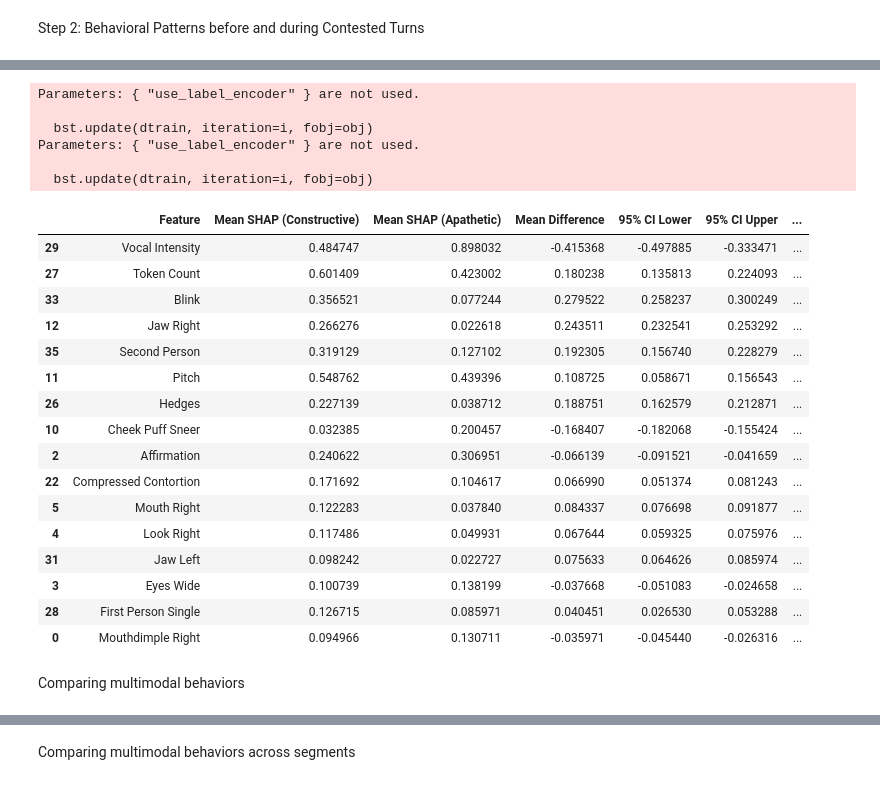
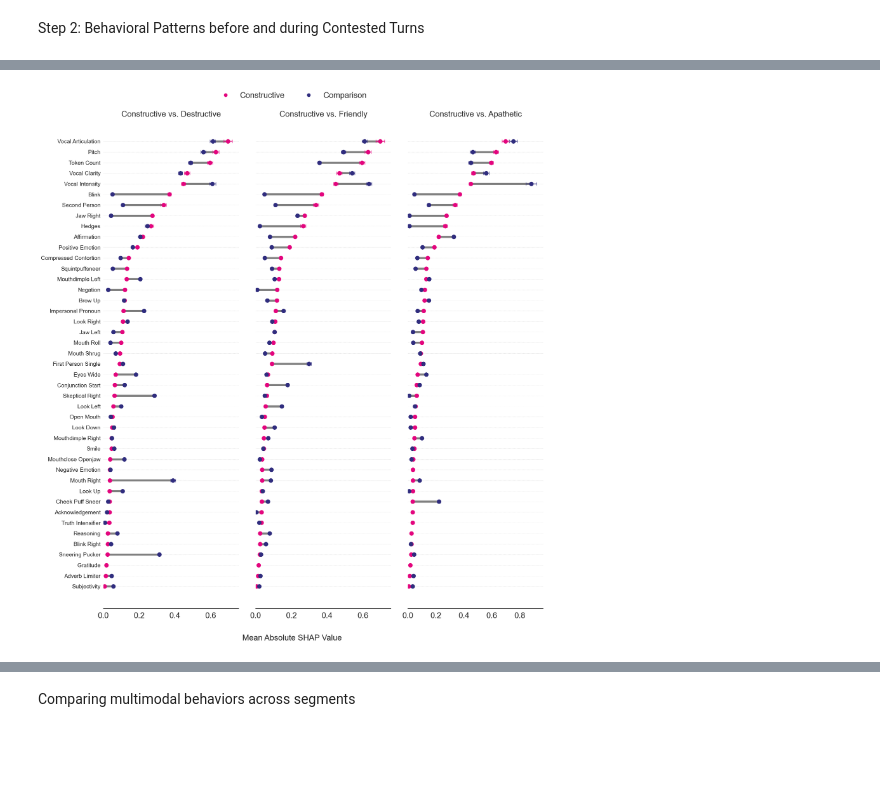
Before and after one commit to bbevis/Con2vec, a Jupyter notebook: Python/turnLevel_results.ipynb, the cells around one changed output, grey strips where cells are left out. Cells and saved outputs as stored; diff of their text form; code cells hidden in the pictures; blank space fills up the shorter version.

```diff
--- a/Python/turnLevel_results.ipynb
+++ b/Python/turnLevel_results.ipynb
@@ -533,40 +646,6 @@ Parameters: { "use_label_encoder" } are not used.
-# %%
-segments = ['Constructive', 'Apathetic']
-shap_dfs = generate_categorywise_bootstrapped_shap(df, segments, n_boot=1000)
-shap_diff_results = compute_bootstrapped_shap_diff_with_fdr(
-    df_dict=shap_dfs,
-    category1='Constructive',
-    category2='Apathetic',
-    n_boot=1000  # You can adjust this number for precision vs speed
-)
-df_filtered = shap_diff_results[shap_diff_results['FDR-adjusted p'] < 0.05].copy()
-df_filtered['Weighted Score'] = df_filtered['Mean Difference'].abs() * df_filtered[[f'Mean SHAP (Constructive)', f'Mean SHAP (Apathetic)']].max(axis=1)
-top_features = df_filtered.sort_values(by='Weighted Score', ascending=False).head(16)
-
-top_features
-# %% [output]
-Parameters: { "use_label_encoder" } are not used.
-
-  bst.update(dtrain, iteration=i, fobj=obj)
-Parameters: { "use_label_encoder" } are not used.
-
-  bst.update(dtrain, iteration=i, fobj=obj)
-|  | Feature | Mean SHAP (Constructive) | Mean SHAP (Apathetic) | Mean Difference | 95% CI Lower | 95% CI Upper | ... |
-| 29 | Vocal Intensity | 0.484747 | 0.898032 | -0.415368 | -0.497885 | -0.333471 | ... |
-| 27 | Token Count | 0.601409 | 0.423002 | 0.180238 | 0.135813 | 0.224093 | ... |
-| 33 | Blink | 0.356521 | 0.077244 | 0.279522 | 0.258237 | 0.300249 | ... |
-| 12 | Jaw Right | 0.266276 | 0.022618 | 0.243511 | 0.232541 | 0.253292 | ... |
-| 35 | Second Person | 0.319129 | 0.127102 | 0.192305 | 0.156740 | 0.228279 | ... |
-| 11 | Pitch | 0.548762 | 0.439396 | 0.108725 | 0.058671 | 0.156543 | ... |
-| 26 | Hedges | 0.227139 | 0.038712 | 0.188751 | 0.162579 | 0.212871 | ... |
-| 10 | Cheek Puff Sneer | 0.032385 | 0.200457 | -0.168407 | -0.182068 | -0.155424 | ... |
-| 2 | Affirmation | 0.240622 | 0.306951 | -0.066139 | -0.091521 | -0.041659 | ... |
-| 22 | Compressed Contortion | 0.171692 | 0.104617 | 0.066990 | 0.051374 | 0.081243 | ... |
-| 5 | Mouth Right | 0.122283 | 0.037840 | 0.084337 | 0.076698 | 0.091877 | ... |
-| 4 | Look Right | 0.117486 | 0.049931 | 0.067644 | 0.059325 | 0.075976 | ... |
-| 31 | Jaw Left | 0.098242 | 0.022727 | 0.075633 | 0.064626 | 0.085974 | ... |
-| 3 | Eyes Wide | 0.100739 | 0.138199 | -0.037668 | -0.051083 | -0.024658 | ... |
-| 28 | First Person Single | 0.126715 | 0.085971 | 0.040451 | 0.026530 | 0.053288 | ... |
-| 0 | Mouthdimple Right | 0.094966 | 0.130711 | -0.035971 | -0.045440 | -0.026316 | ... |
-# %% [markdown]
-Comparing multimodal behaviors
+# %%
+# segments = ['Constructive', 'Destructive','Friendly','Apathetic']
+# shap_dfs_by_category = generate_categorywise_bootstrapped_shap(df, segments, n_boot=1000)
+plot_dumbbell_facets(shap_dfs_by_category, base_category='Constructive', compare_categories=['Destructive', 'Friendly', 'Apathetic'])
+# %% [output]
+[figure, added]
```
Also changed, not shown: parts of 14 cells of this notebook, 2 other files.
